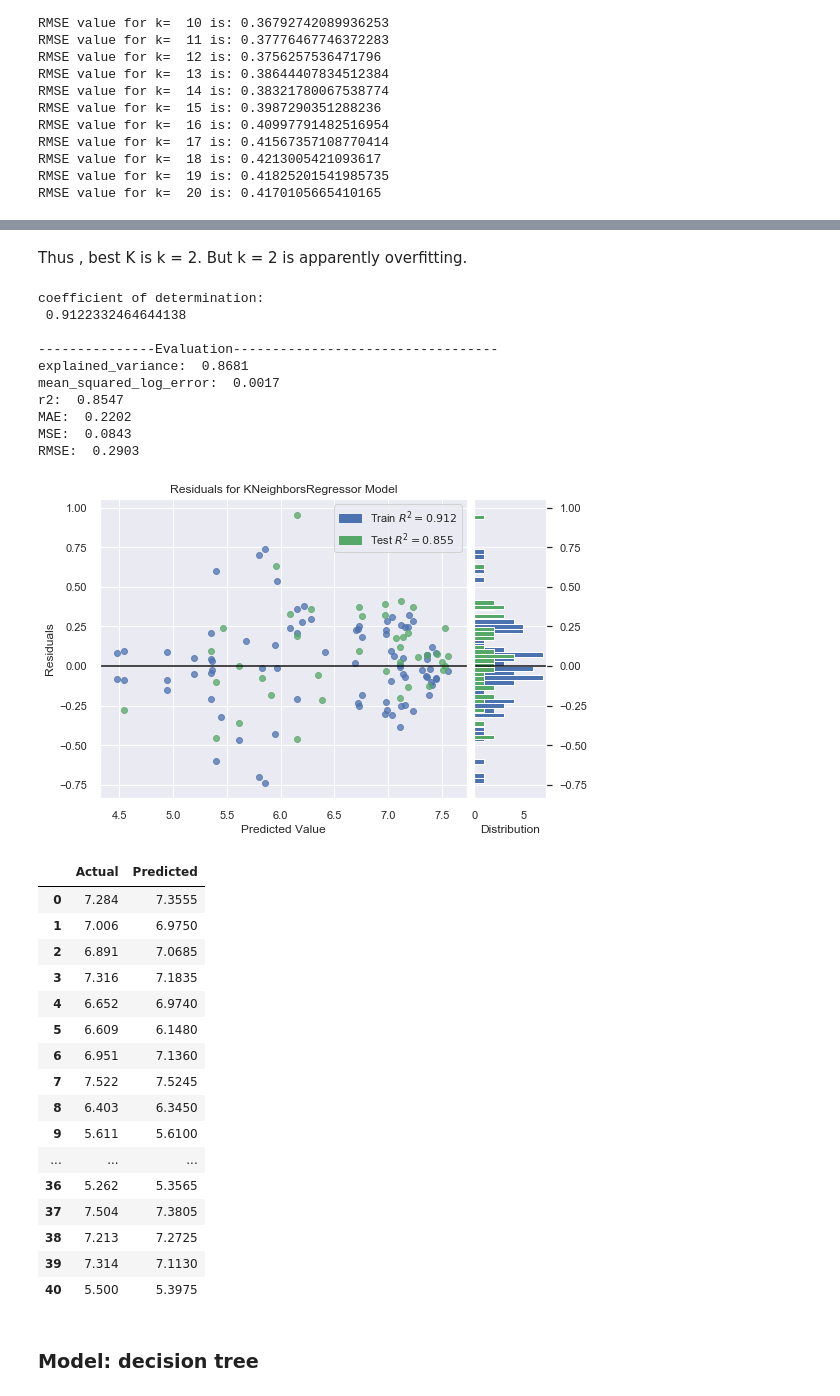
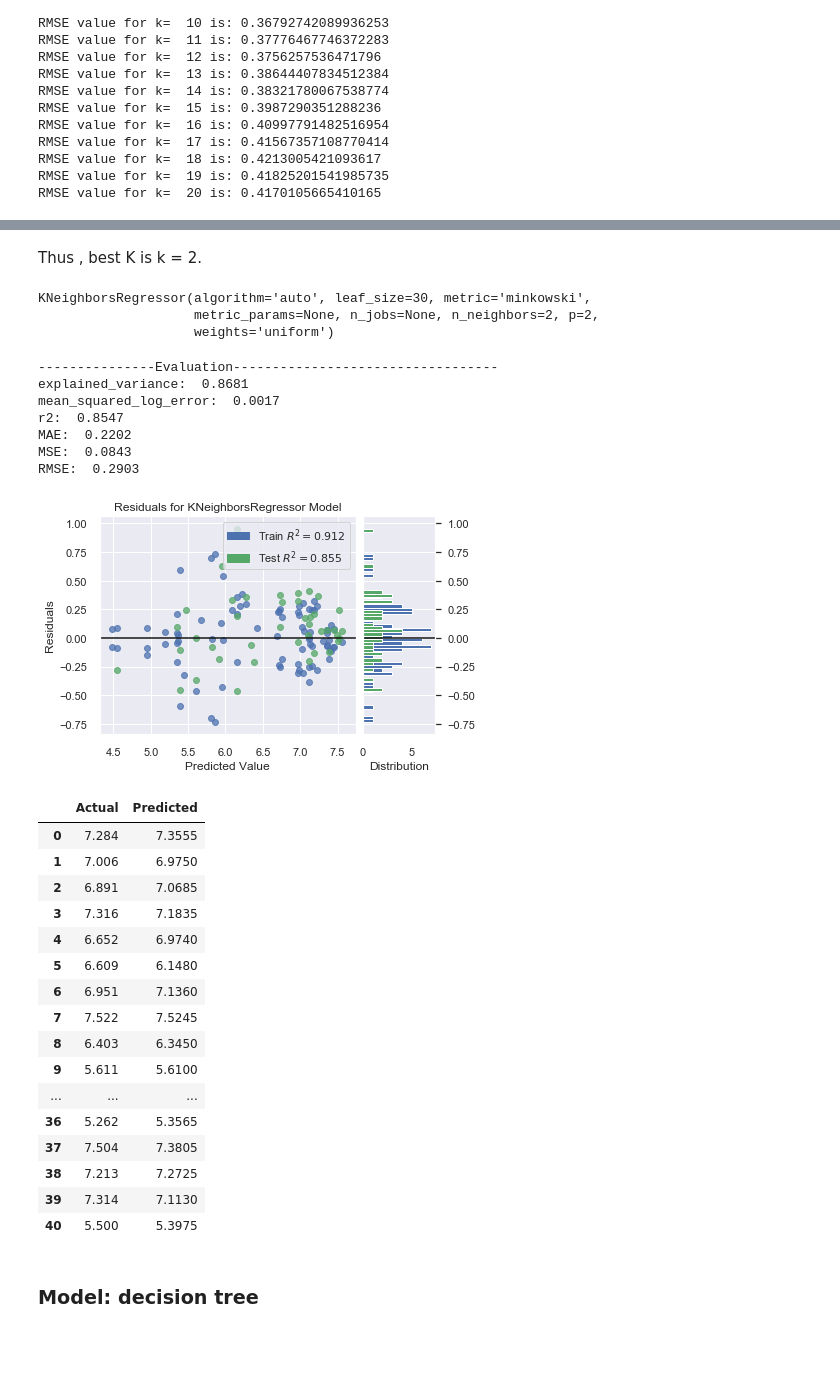
Before and after one commit to YiranJing/Health_and_Happiness_Study, a Jupyter notebook: notebook/Stage_2_model.ipynb, the cells around one changed output, grey strips where cells are left out. Saved outputs shown, nothing was run; the diff lists cells and outputs as text; code cells hidden in the pictures; blank space fills up the shorter version.

```diff
--- a/notebook/Stage_2_model.ipynb
+++ b/notebook/Stage_2_model.ipynb
@@ -312,20 +275,11 @@ alphas = np.arange(0.001, 1, 0.001).tolist()
 # %%
-clf = RidgeCV(alphas=alphas) # use Cross-validation to select best lambda
-clf.fit(X_train_more, y_train)
-
-print('Intercept: \n', clf.intercept_)
-print('Coefficients: \n', clf.coef_)
-r_sq = clf.score(X_train_more, y_train)
-print('coefficient of determination: \n', r_sq)
-
-
-y_pred = clf.predict(X_test_more) # predict
+y_pred = ridge.predict(X_test) # predict
 regression_results(y_test, y_pred)
 
 #### Create Residual Plots
-visualizer = ResidualsPlot(clf)
-visualizer.fit(X_train_more, y_train)  # Fit the training data to the visualizer
-visualizer.score(X_test_more, y_test)  # Evaluate the model on the test data
+visualizer = ResidualsPlot(ridge)
+visualizer.fit(X_train, y_train)  # Fit the training data to the visualizer
+visualizer.score(X_test, y_test)  # Evaluate the model on the test data
 visualizer.show()
 
 pred_actual_table = pd.DataFrame({'Actual': y_test.flatten(), 'Predicted': y_pred.flatten()})
@@ -350,11 +297,12 @@ RMSE:  0.4529
 Since no clear linear pattern, so we try KNN to see if can get better result
 # %%
+from sklearn import neighbors
 rmse_val = [0] #to store rmse values for different k
 for K in range(20):
     K = K+1
     model = neighbors.KNeighborsRegressor(n_neighbors = K)
-    model.fit(X_train_more, y_train)  #fit the model
-    y_pred=model.predict(X_test_more)#make prediction on test set
+    model.fit(X_train, y_train)  #fit the model
+    y_pred=model.predict(X_test)#make prediction on test set
     error = sqrt(mean_squared_error(y_test,y_pred)) #calculate rmse
     rmse_val.append(error) #store rmse values
     print('RMSE value for k= ' , K , 'is:', error)
@@ -389,40 +341,36 @@ curve.plot()
 # %% [markdown]
-Thus , best K is k = 2. But k = 2 is apparently overfitting.
+Thus , best K is k = 2.
+# %%
+KNN = neighbors.KNeighborsRegressor(n_neighbors = 2)  # select k = 2
+KNN.fit(X_train, y_train)
+# %% [output]
+KNeighborsRegressor(algorithm='auto', leaf_size=30, metric='minkowski',
+                    metric_params=None, n_jobs=None, n_neighbors=2, p=2,
+                    weights='uniform')
 # %%
-lr3 = neighbors.KNeighborsRegressor(n_neighbors = 2)  # select k = 1
-lr3.fit(X_train_more, y_train)
-
-
-#print('Intercept: \n', lr3.intercept_)
-#print('Coefficients: \n', lr3.coef_)
-r_sq = lr3.score(X_train_more, y_train)
-print('coefficient of determination: \n', r_sq)
-
 print("\n---------------Evaluation----------------------------------")
-y_pred = lr3.predict(X_test_more) # predict
+y_pred = KNN.predict(X_test) # predict
 regression_results(y_test, y_pred)
 
 #### Create Residual Plots
-visualizer = ResidualsPlot(lr3)
-visualizer.fit(X_train_more, y_train)  # Fit the training data to the visualizer
-visualizer.score(X_test_more, y_test)  # Evaluate the model on the test data
+from yellowbrick.regressor import ResidualsPlot
+visualizer = ResidualsPlot(KNN)
+visualizer.fit(X_train, y_train)  # Fit the training data to the visualizer
+visualizer.score(X_test, y_test)  # Evaluate the model on the test data
 visualizer.show()                 # Finalize and render the figure
 
 
 pred_actual_table = pd.DataFrame({'Actual': y_test.flatten(), 'Predicted': y_pred.flatten()})
 pred_actual_table
 # %% [output]
-coefficient of determination:
- 0.9122332464644138
-
 ---------------Evaluation----------------------------------
 explained_variance:  0.8681
 mean_squared_log_error:  0.0017
 r2:  0.8547
 MAE:  0.2202
 MSE:  0.0843
 RMSE:  0.2903
-[figure, old version]
+[figure, new version]
 |  | Actual | Predicted |
 | 0 | 7.284 | 7.3555 |
 | 1 | 7.006 | 6.9750 |
```
Also changed, not shown: parts of 23 cells of this notebook.
